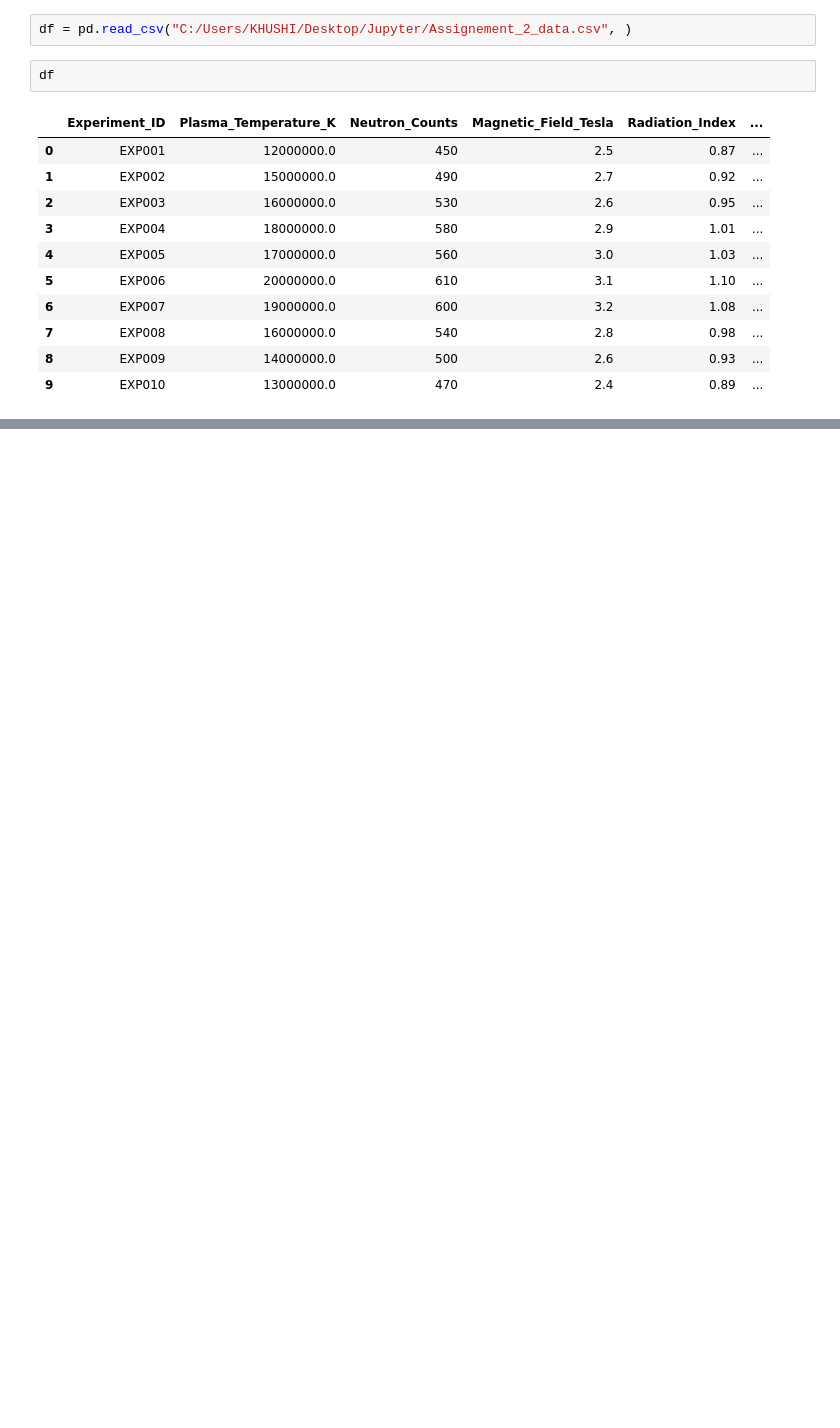
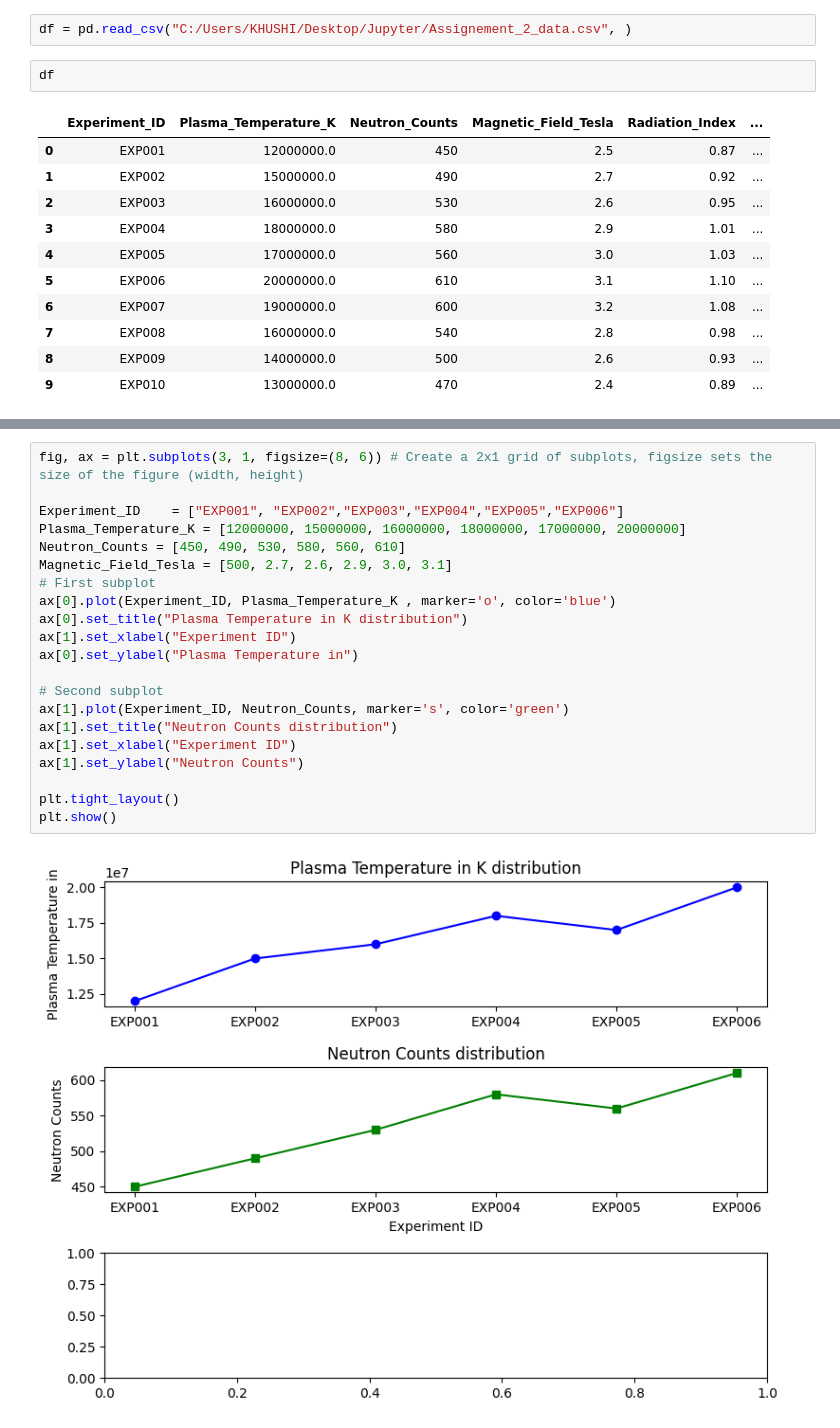
Before and after one commit to khushi707/SICNAP_2025_KHUSHI, a Jupyter notebook: SICNAP_2025_Assignment_2_submission.ipynb, the cells around one changed output, grey strips where cells are left out. Cells and saved outputs as stored; diff of their text form; blank space fills up the shorter version.

```diff
--- a/SICNAP_2025_Assignment_2_submission.ipynb
+++ b/SICNAP_2025_Assignment_2_submission.ipynb
@@ -513,0 +538,23 @@ df
+# %%
+fig, ax = plt.subplots(3, 1, figsize=(8, 6)) # Create a 2x1 grid of subplots, figsize sets the size of the figure (width, height)
+
+Experiment_ID	 = ["EXP001", "EXP002","EXP003","EXP004","EXP005","EXP006"]
+Plasma_Temperature_K = [12000000, 15000000, 16000000, 18000000, 17000000, 20000000]
+Neutron_Counts = [450, 490, 530, 580, 560, 610]
+Magnetic_Field_Tesla = [500, 2.7, 2.6, 2.9, 3.0, 3.1]
+# First subplot
+ax[0].plot(Experiment_ID, Plasma_Temperature_K , marker='o', color='blue')
+ax[0].set_title("Plasma Temperature in K distribution")
+ax[1].set_xlabel("Experiment ID")
+ax[0].set_ylabel("Plasma Temperature in")
+
+# Second subplot
+ax[1].plot(Experiment_ID, Neutron_Counts, marker='s', color='green')
+ax[1].set_title("Neutron Counts distribution")
+ax[1].set_xlabel("Experiment ID")
+ax[1].set_ylabel("Neutron Counts")
+
+plt.tight_layout()
+plt.show()
+# %% [output]
+[figure, added]
```
Also changed, not shown: parts of 23 cells of this notebook.
